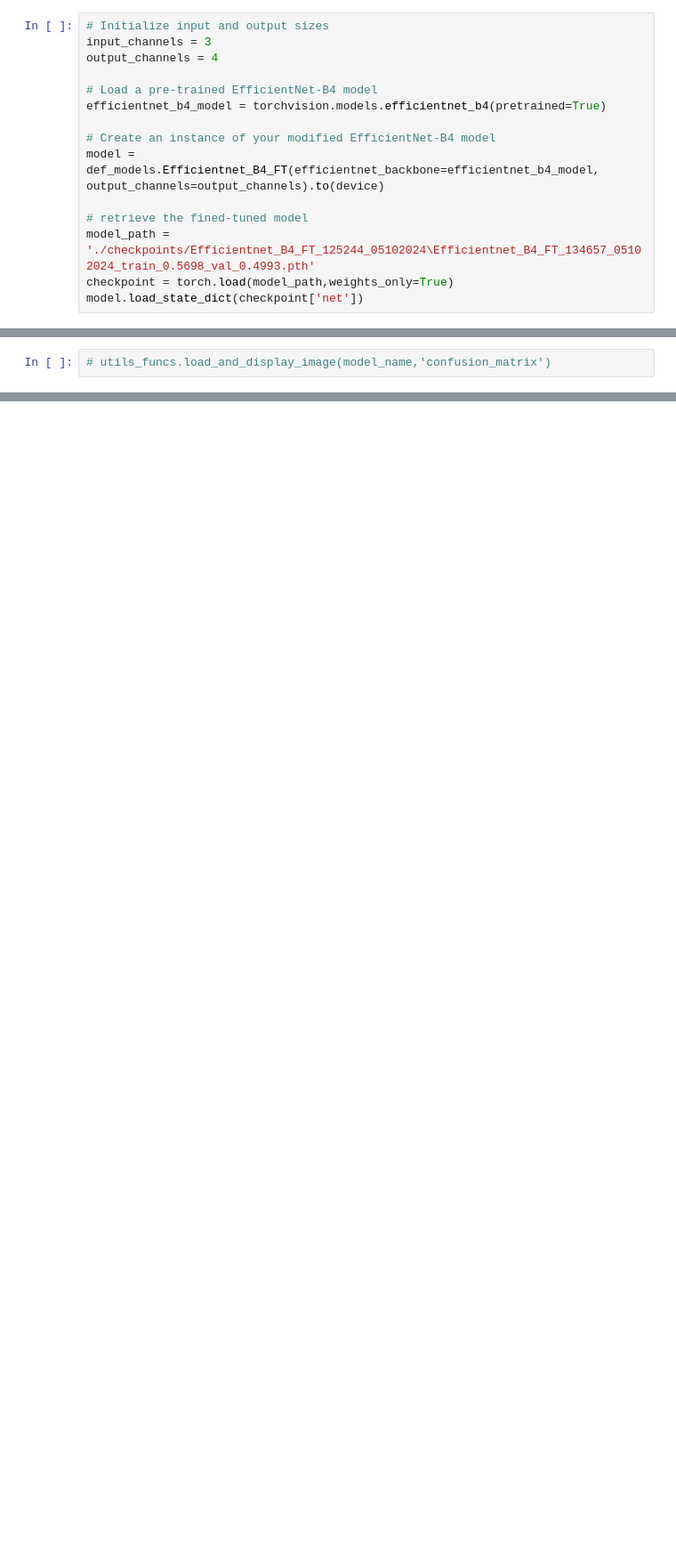
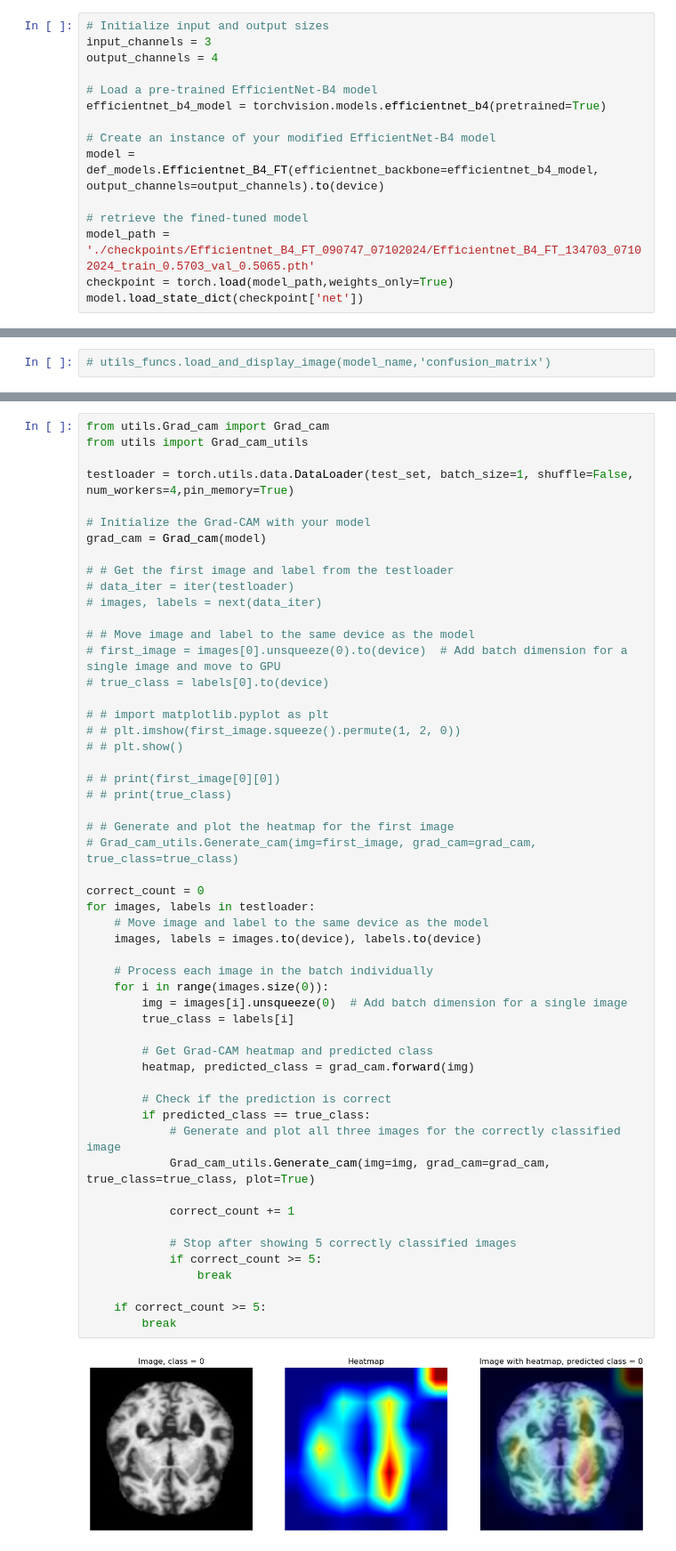
Before and after one commit to nivbartov/MRI_Brain_Alzheimer_Classification, a Jupyter notebook: models/results.ipynb, the cells around one changed output, grey strips where cells are left out. Shown at 89% size. Drawn from its saved outputs; the diff is of its cells as text; blank space fills up the shorter version.

```diff
--- a/models/results.ipynb
+++ b/models/results.ipynb
@@ -312,7 +312,7 @@ efficientnet_b4_model = torchvision.models.efficientnet_b4(pretrained=True)
 model = def_models.Efficientnet_B4_FT(efficientnet_backbone=efficientnet_b4_model, output_channels=output_channels).to(device)
 
 # retrieve the fined-tuned model
-model_path = './checkpoints/Efficientnet_B4_FT_125244_05102024\Efficientnet_B4_FT_134657_05102024_train_0.5698_val_0.4993.pth'
+model_path = './checkpoints/Efficientnet_B4_FT_090747_07102024/Efficientnet_B4_FT_134703_07102024_train_0.5703_val_0.5065.pth'
 checkpoint = torch.load(model_path,weights_only=True)
 model.load_state_dict(checkpoint['net'])
 # %% [output]
@@ -458,0 +383,55 @@ NameError: name 'gradcam_output' is not defined
+# %%
+from utils.Grad_cam import Grad_cam
+from utils import Grad_cam_utils
+
+testloader = torch.utils.data.DataLoader(test_set, batch_size=1, shuffle=False, num_workers=4,pin_memory=True)
+
+# Initialize the Grad-CAM with your model
+grad_cam = Grad_cam(model)
+
+# # Get the first image and label from the testloader
+# data_iter = iter(testloader)
+# images, labels = next(data_iter)
+
+# # Move image and label to the same device as the model
+# first_image = images[0].unsqueeze(0).to(device)  # Add batch dimension for a single image and move to GPU
+# true_class = labels[0].to(device)
+
+# # import matplotlib.pyplot as plt
+# # plt.imshow(first_image.squeeze().permute(1, 2, 0))
+# # plt.show()
+
+# # print(first_image[0][0])
+# # print(true_class)
+
+# # Generate and plot the heatmap for the first image
+# Grad_cam_utils.Generate_cam(img=first_image, grad_cam=grad_cam, true_class=true_class)
+
+correct_count = 0
+for images, labels in testloader:
+    # Move image and label to the same device as the model
+    images, labels = images.to(device), labels.to(device)
+
+    # Process each image in the batch individually
+    for i in range(images.size(0)):
+        img = images[i].unsqueeze(0)  # Add batch dimension for a single image
+        true_class = labels[i]
+
+        # Get Grad-CAM heatmap and predicted class
+        heatmap, predicted_class = grad_cam.forward(img)
+
+        # Check if the prediction is correct
+        if predicted_class == true_class:
+            # Generate and plot all three images for the correctly classified image
+            Grad_cam_utils.Generate_cam(img=img, grad_cam=grad_cam, true_class=true_class, plot=True)
+
+            correct_count += 1
+
+            # Stop after showing 5 correctly classified images
+            if correct_count >= 5:
+                break
+
+    if correct_count >= 5:
+        break
+# %% [output]
+[figure, added]
```
Also changed, not shown: parts of 7 cells of this notebook, 2 other files.
